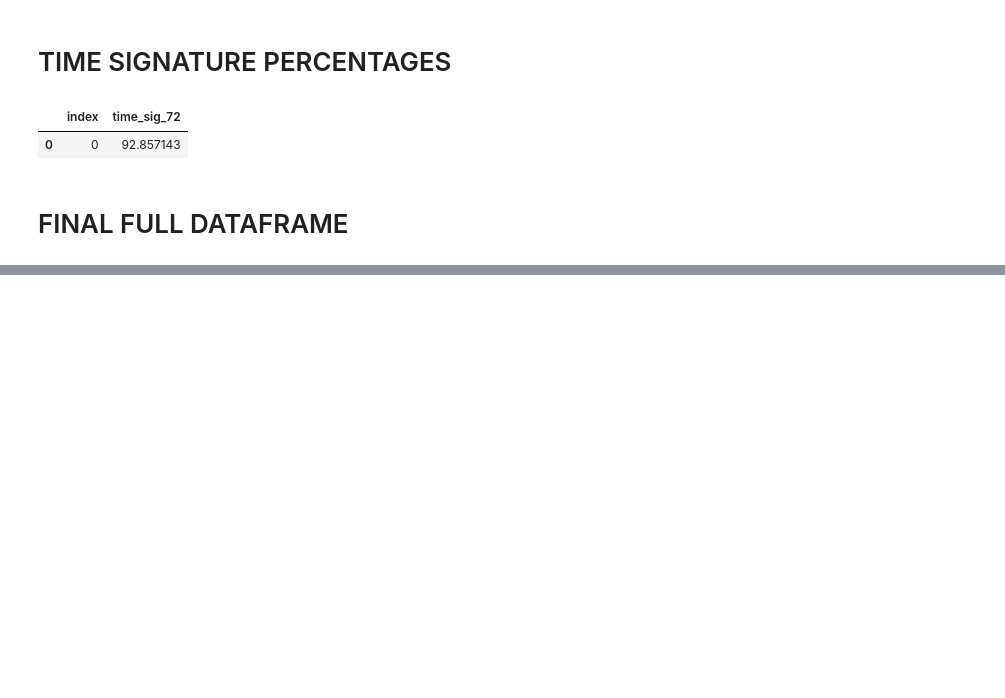
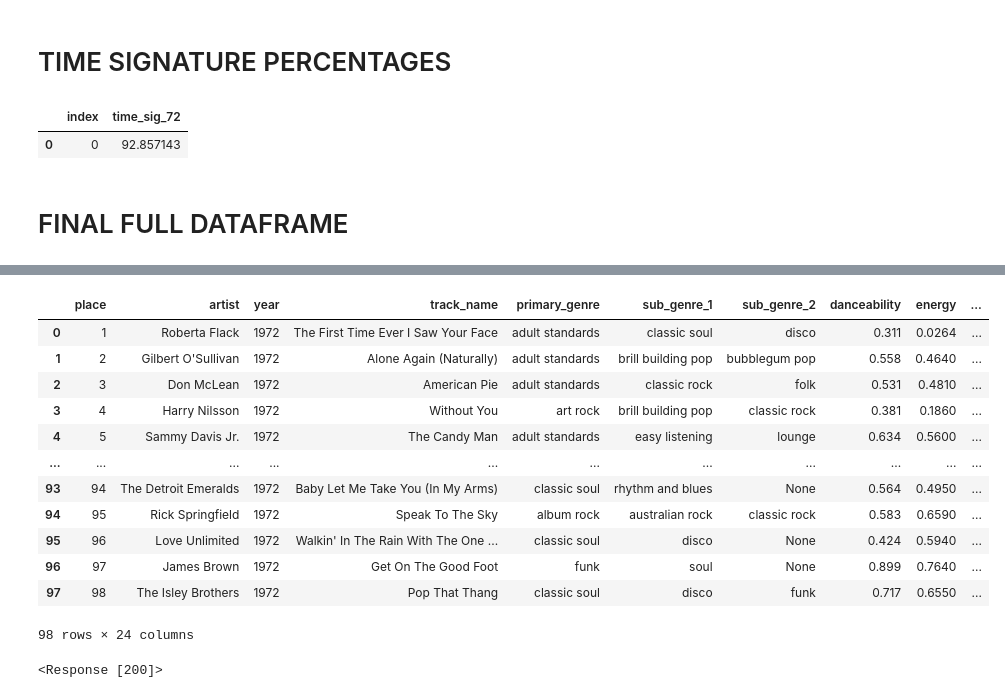
Before and after one commit to KellyHarthan/Capstone_KellyHarthan, a Jupyter notebook: notebooks/1972_F.ipynb, the cells around one changed output, grey strips where cells are left out. Saved outputs shown, nothing was run; the diff lists cells and outputs as text; code cells hidden in the pictures; blank space fills up the shorter version.

```diff
--- a/notebooks/1972_F.ipynb
+++ b/notebooks/1972_F.ipynb
@@ -486,0 +502,3 @@ See the caveats in the documentation: https://pandas.pydata.org/pandas-docs/stab
+# %%
+key_split=key_trns[['key_a', 'M_m']].reset_index()
+key_split
@@ -503,0 +543,3 @@ See the caveats in the documentation: https://pandas.pydata.org/pandas-docs/stab
+# %%
+fin_key=key_trns_f[['alph_key']].reset_index()
+fin_key
@@ -627,4 +684,5 @@ percent_time_sig_1972.to_csv('../data/percent_time_sig_1972')
 # FINAL FULL DATAFRAME
 # %%
 final_1972_df=final_df
-final_1972_df
+final_1972_df= final_1972_df.merge(key_split, how='left', on='index')
+final_1972_df= final_1972_df.merge(fin_key, how='left', on='index')
@@ -661,0 +752,19 @@ final_1972_df.head(10)
+# %%
+final_1972_df.index = np.arange(1,len(final_1972_df)+1)
+final_1972_df= final_1972_df.reset_index().drop(columns=['index'])
+final_1972_df=final_1972_df.rename(columns={'artist_name':'artist', 'level_0': 'place'})
+final_1972_df
+# %% [output]
+|  | place | artist | year | track_name | primary_genre | sub_genre_1 | sub_genre_2 | danceability | energy | ... |
+| 0 | 1 | Roberta Flack | 1972 | The First Time Ever I Saw Your Face | adult standards | classic soul | disco | 0.311 | 0.0264 | ... |
+| 1 | 2 | Gilbert O'Sullivan | 1972 | Alone Again (Naturally) | adult standards | brill building pop | bubblegum pop | 0.558 | 0.4640 | ... |
+| 2 | 3 | Don McLean | 1972 | American Pie | adult standards | classic rock | folk | 0.531 | 0.4810 | ... |
+| 3 | 4 | Harry Nilsson | 1972 | Without You | art rock | brill building pop | classic rock | 0.381 | 0.1860 | ... |
+| 4 | 5 | Sammy Davis Jr. | 1972 | The Candy Man | adult standards | easy listening | lounge | 0.634 | 0.5600 | ... |
+| ... | ... | ... | ... | ... | ... | ... | ... | ... | ... | ... |
+| 93 | 94 | The Detroit Emeralds | 1972 | Baby Let Me Take You (In My Arms) | classic soul | rhythm and blues | None | 0.564 | 0.4950 | ... |
+| 94 | 95 | Rick Springfield | 1972 | Speak To The Sky | album rock | australian rock | classic rock | 0.583 | 0.6590 | ... |
+| 95 | 96 | Love Unlimited | 1972 | Walkin' In The Rain With The One ... | classic soul | disco | None | 0.424 | 0.5940 | ... |
+| 96 | 97 | James Brown | 1972 | Get On The Good Foot | funk | soul | None | 0.899 | 0.7640 | ... |
+| 97 | 98 | The Isley Brothers | 1972 | Pop That Thang | classic soul | disco | funk | 0.717 | 0.6550 | ... |
+98 rows × 24 columns
@@ -661,0 +773,6 @@ final_1972_df.head(10)
+# %%
+playlist='https://api.spotify.com/v1/playlists/2r2ewSjmAr1j2Gxn8fid7Z'
+req=requests.get(playlist, headers=headers)
+req
+# %% [output]
+<Response [200]>
```
Also changed, not shown: parts of 32 cells of this notebook, 32 other files.
